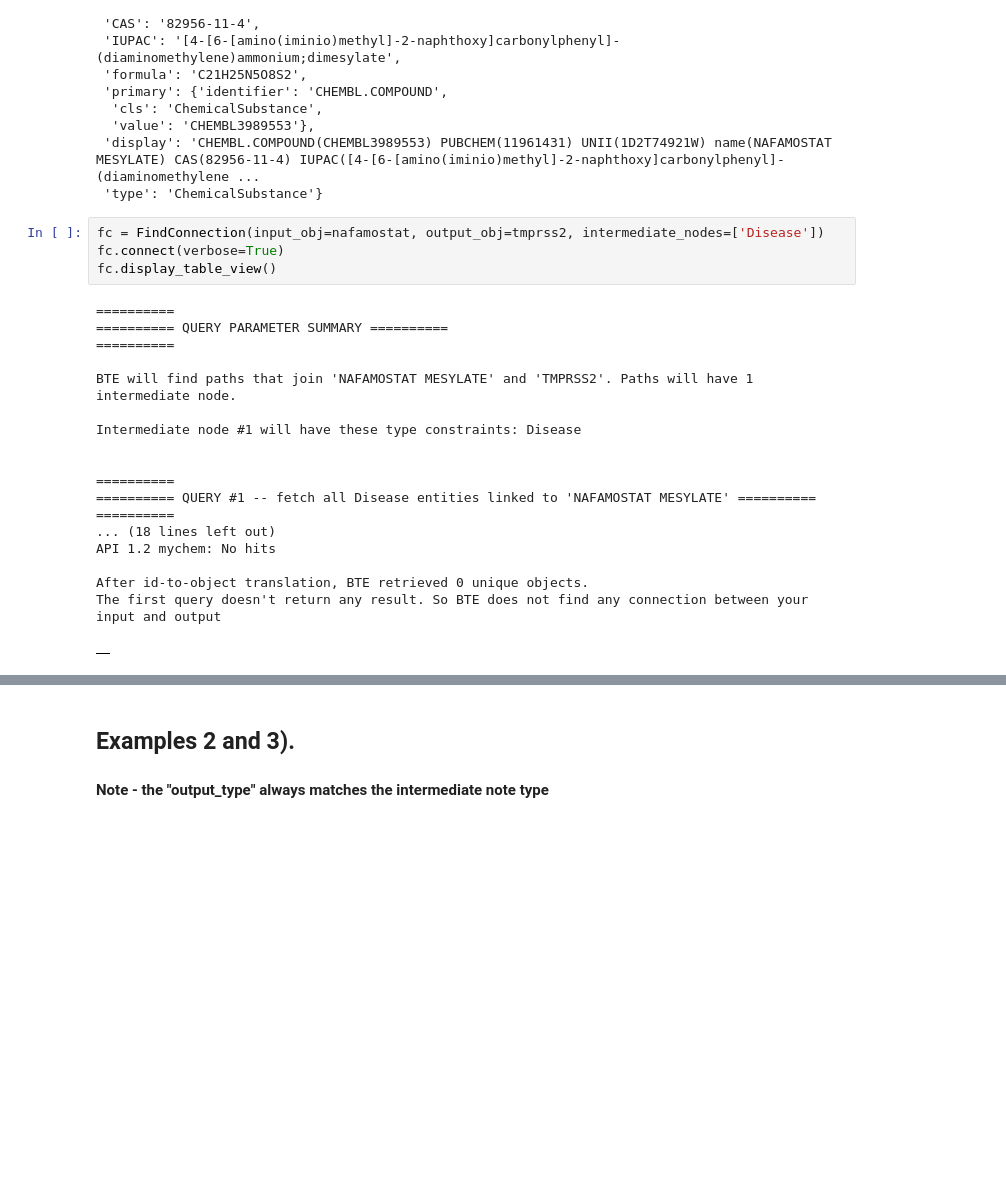
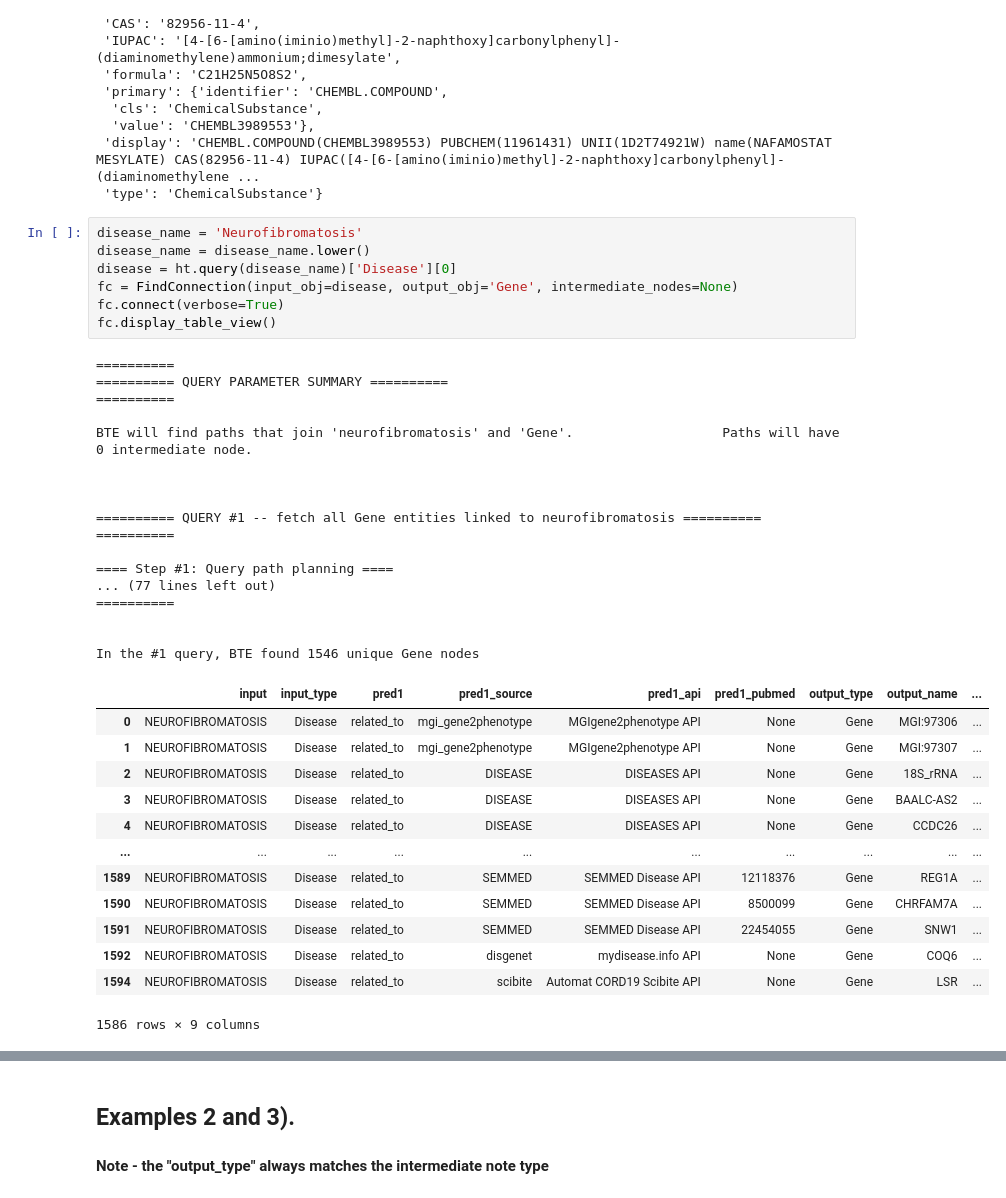
Before and after one commit to polyg314/BTE_notebooks, a Jupyter notebook: Example Queries.ipynb, the cells around one changed output, grey strips where cells are left out. Drawn from its saved outputs; the diff is of its cells as text; blank space fills up the shorter version.

```diff
--- a/Example Queries.ipynb
+++ b/Example Queries.ipynb
@@ -38,25 +38,40 @@ nafamostat
  'display': 'CHEMBL.COMPOUND(CHEMBL3989553) PUBCHEM(11961431) UNII(1D2T74921W) name(NAFAMOSTAT MESYLATE) CAS(82956-11-4) IUPAC([4-[6-[amino(iminio)methyl]-2-naphthoxy]carbonylphenyl]-(diaminomethylene ...
  'type': 'ChemicalSubstance'}
 # %%
-fc = FindConnection(input_obj=nafamostat, output_obj=tmprss2, intermediate_nodes=['Disease'])
+disease_name = 'Neurofibromatosis'
+disease_name = disease_name.lower()
+disease = ht.query(disease_name)['Disease'][0]
+fc = FindConnection(input_obj=disease, output_obj='Gene', intermediate_nodes=None)
 fc.connect(verbose=True)
 fc.display_table_view()
 # %% [output]
 ==========
 ========== QUERY PARAMETER SUMMARY ==========
 ==========
 
-BTE will find paths that join 'NAFAMOSTAT MESYLATE' and 'TMPRSS2'. Paths will have 1 intermediate node.
-
-Intermediate node #1 will have these type constraints: Disease
+BTE will find paths that join 'neurofibromatosis' and 'Gene'.                   Paths will have 0 intermediate node.
 
 
+
+========== QUERY #1 -- fetch all Gene entities linked to neurofibromatosis ==========
 ==========
-========== QUERY #1 -- fetch all Disease entities linked to 'NAFAMOSTAT MESYLATE' ==========
+
+==== Step #1: Query path planning ====
+... (77 lines left out)
 ==========
-... (18 lines left out)
-API 1.2 mychem: No hits
 
-After id-to-object translation, BTE retrieved 0 unique objects.
-The first query doesn't return any result. So BTE does not find any connection between your input and output
+
+In the #1 query, BTE found 1546 unique Gene nodes
-|  |
+|  | input | input_type | pred1 | pred1_source | pred1_api | pred1_pubmed | output_type | output_name | ... |
+| 0 | NEUROFIBROMATOSIS | Disease | related_to | mgi_gene2phenotype | MGIgene2phenotype API | None | Gene | MGI:97306 | ... |
+| 1 | NEUROFIBROMATOSIS | Disease | related_to | mgi_gene2phenotype | MGIgene2phenotype API | None | Gene | MGI:97307 | ... |
+| 2 | NEUROFIBROMATOSIS | Disease | related_to | DISEASE | DISEASES API | None | Gene | 18S_rRNA | ... |
+| 3 | NEUROFIBROMATOSIS | Disease | related_to | DISEASE | DISEASES API | None | Gene | BAALC-AS2 | ... |
+| 4 | NEUROFIBROMATOSIS | Disease | related_to | DISEASE | DISEASES API | None | Gene | CCDC26 | ... |
+| ... | ... | ... | ... | ... | ... | ... | ... | ... | ... |
+| 1589 | NEUROFIBROMATOSIS | Disease | related_to | SEMMED | SEMMED Disease API | 12118376 | Gene | REG1A | ... |
+| 1590 | NEUROFIBROMATOSIS | Disease | related_to | SEMMED | SEMMED Disease API | 8500099 | Gene | CHRFAM7A | ... |
+| 1591 | NEUROFIBROMATOSIS | Disease | related_to | SEMMED | SEMMED Disease API | 22454055 | Gene | SNW1 | ... |
+| 1592 | NEUROFIBROMATOSIS | Disease | related_to | disgenet | mydisease.info API | None | Gene | COQ6 | ... |
+| 1594 | NEUROFIBROMATOSIS | Disease | related_to | scibite | Automat CORD19 Scibite API | None | Gene | LSR | ... |
+1586 rows × 9 columns
```
Also changed, not shown: parts of 1 cell of this notebook, 9 other files.
